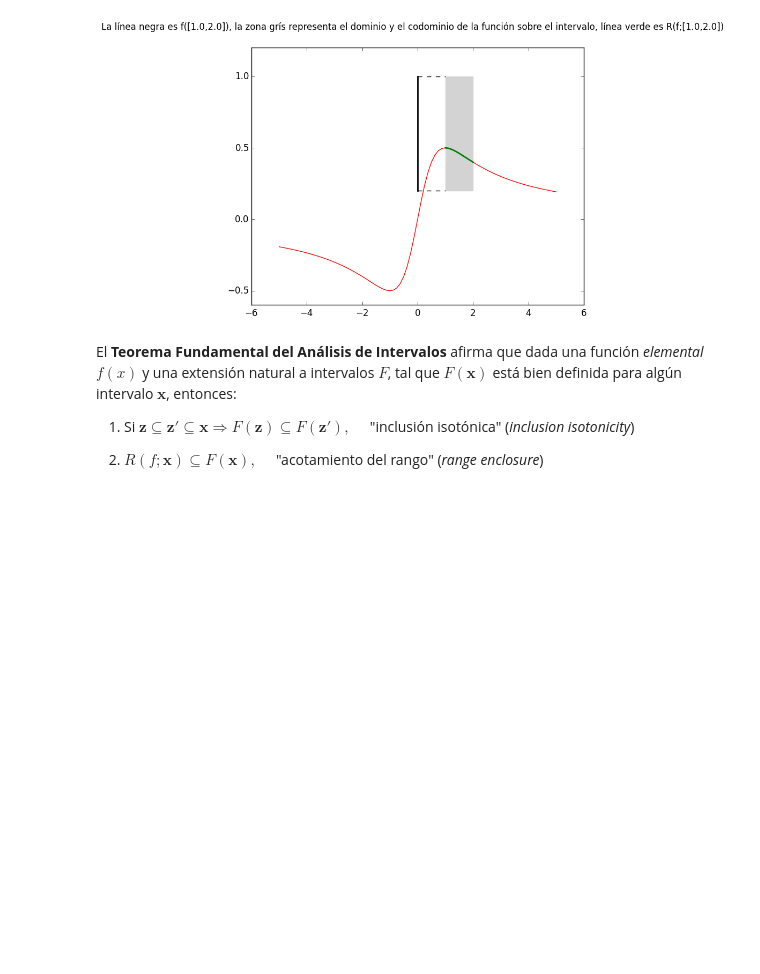
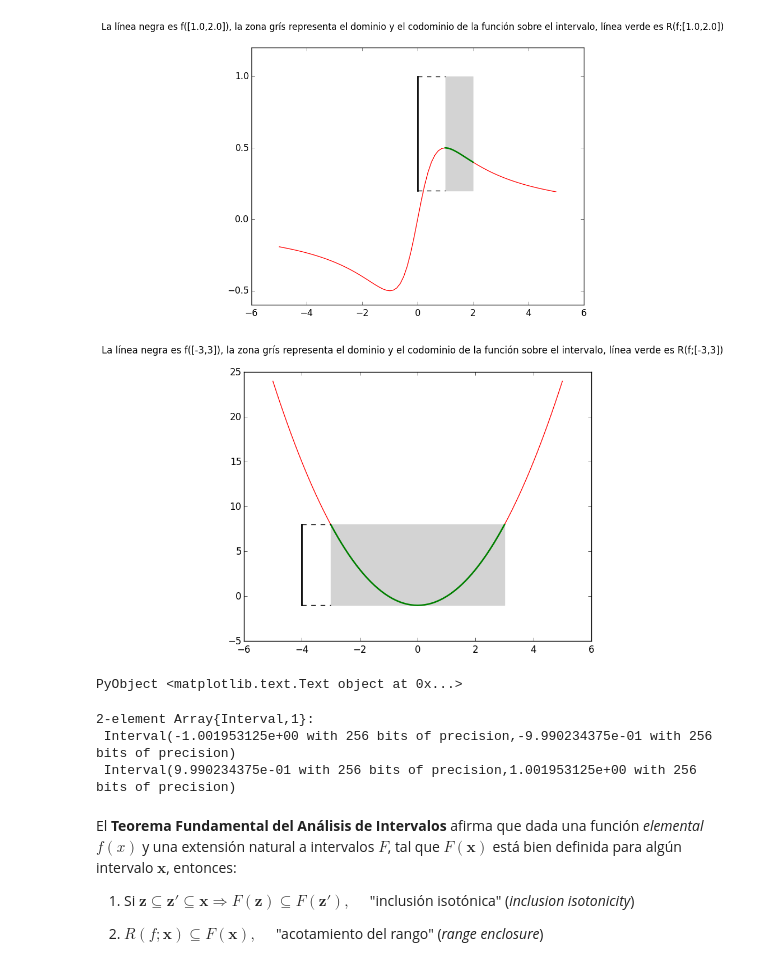
Before and after one commit to ealba/MetodosNumericosAvanzados, a Jupyter notebook: Respuestas del 8.ipynb, the cells around one changed output. Drawn from its saved outputs; the diff is of its cells as text; code cells hidden in the pictures; blank space fills up the shorter version.

```diff
--- a/Respuestas del 8.ipynb
+++ b/Respuestas del 8.ipynb
@@ -417,6 +417,19 @@ p (generic function with 1 method)
 grafica1D(1.0,2.0,p);
 # %% [output]
 [figure]
+# %%
+h(x)=x^2-1;
+grafica1D(-3,3,h)
+# %% [output]
+[figure, added]
+PyObject <matplotlib.text.Text object at 0x...>
+# %%
+x=Interval(-1.5,1.5);
+findzeros(x,10,h)
+# %% [output]
+2-element Array{Interval,1}:
+ Interval(-1.001953125e+00 with 256 bits of precision,-9.990234375e-01 with 256 bits of precision)
+ Interval(9.990234375e-01 with 256 bits of precision,1.001953125e+00 with 256 bits of precision)
 # %% [markdown]
 El **Teorema Fundamental del Análisis de Intervalos** afirma que dada una función *elemental* $f(x)$ y una extensión natural a intervalos $F$, tal que $F(\mathbf{x})$ está bien definida para algún intervalo $\mathbf{x}$, entonces:
 
```
Also changed, not shown: parts of 18 cells of this notebook, 1 other file.
